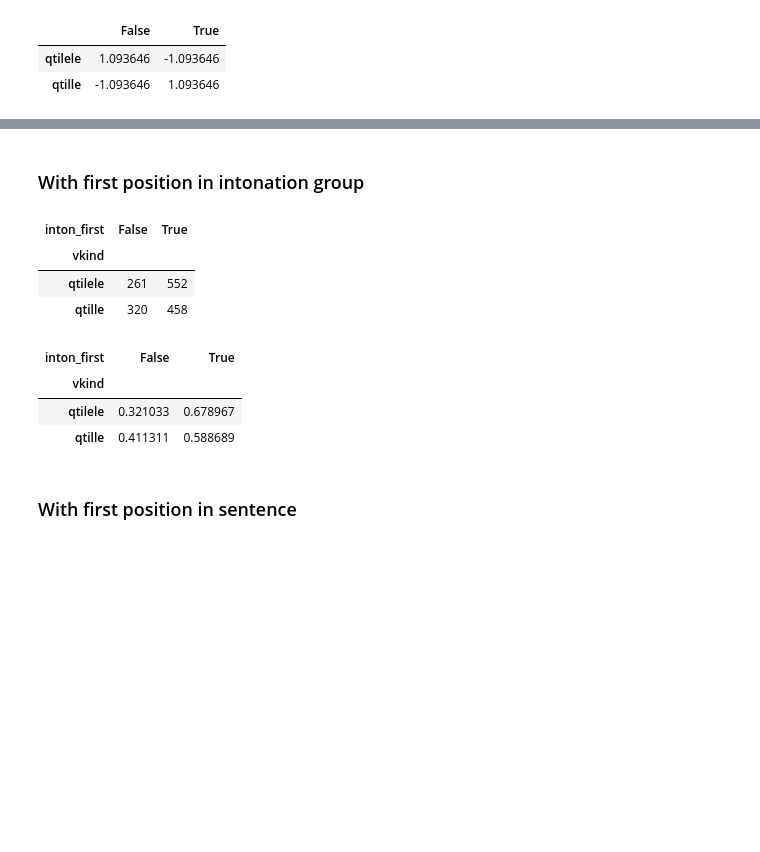
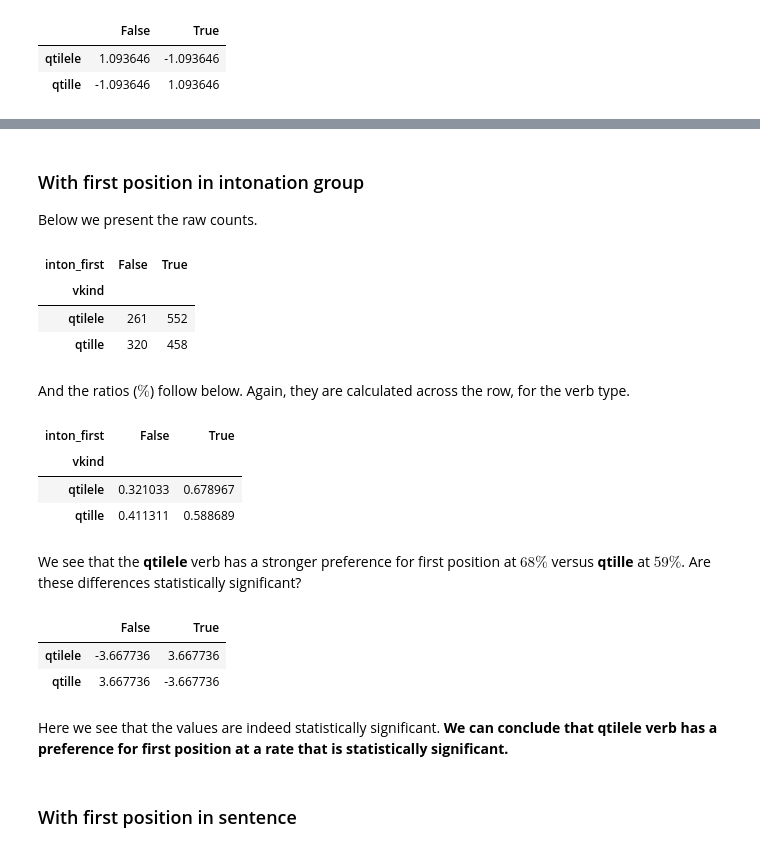
Before and after one commit to CambridgeSemiticsLab/nena_research, a Jupyter notebook: verbs/narrative_barwar_verbs.ipynb, the cells around one changed output, grey strips where cells are left out. Cells and saved outputs as stored; diff of their text form; code cells hidden in the pictures; blank space fills up the shorter version.

```diff
--- a/verbs/narrative_barwar_verbs.ipynb
+++ b/verbs/narrative_barwar_verbs.ipynb
@@ -431,5 +444,7 @@ advb_corr_fishers
 # %% [markdown]
 ### With first position in intonation group
+
+Below we present the raw counts.
 # %%
 pos_cor = pd.pivot_table(verb_data, index='vkind', columns=['inton_first'], aggfunc='size')
 
@@ -439,6 +454,8 @@ pos_cor
 | vkind |  |  |
 | qtilele | 261 | 552 |
 | qtille | 320 | 458 |
+# %% [markdown]
+And the ratios ($\%$) follow below. Again, they are calculated across the row, for the verb type.
 # %%
 pos_corr_ratio = pos_cor.div(pos_cor.sum(1), axis=0)
 
@@ -448,6 +465,18 @@ pos_corr_ratio
 | vkind |  |  |
 | qtilele | 0.321033 | 0.678967 |
 | qtille | 0.411311 | 0.588689 |
+# %% [markdown]
+We see that the **qtilele** verb has a stronger preference for first position at $68\%$ versus **qtille** at $59\%$. Are these differences statistically significant?
+# %%
+pos_corr_fish, pos_corr_odds = apply_fishers(pos_cor, 0, 1)
+
+pos_corr_fish
+# %% [output]
+|  | False | True |
+| qtilele | -3.667736 | 3.667736 |
+| qtille | 3.667736 | -3.667736 |
+# %% [markdown]
+Here we see that the values are indeed statistically significant. **We can conclude that qtilele verb has a preference for first position at a rate that is statistically significant.**
 # %% [markdown]
 ### With first position in sentence
 # %%
```
Also changed, not shown: parts of 16 cells of this notebook.
